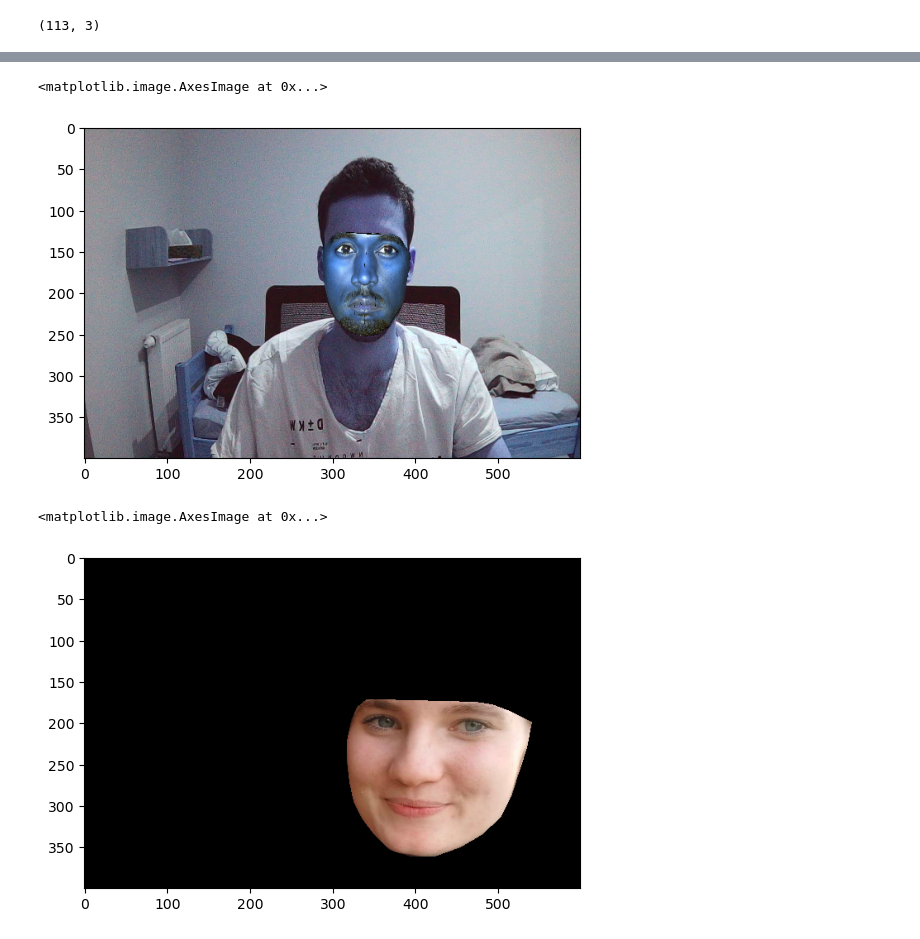
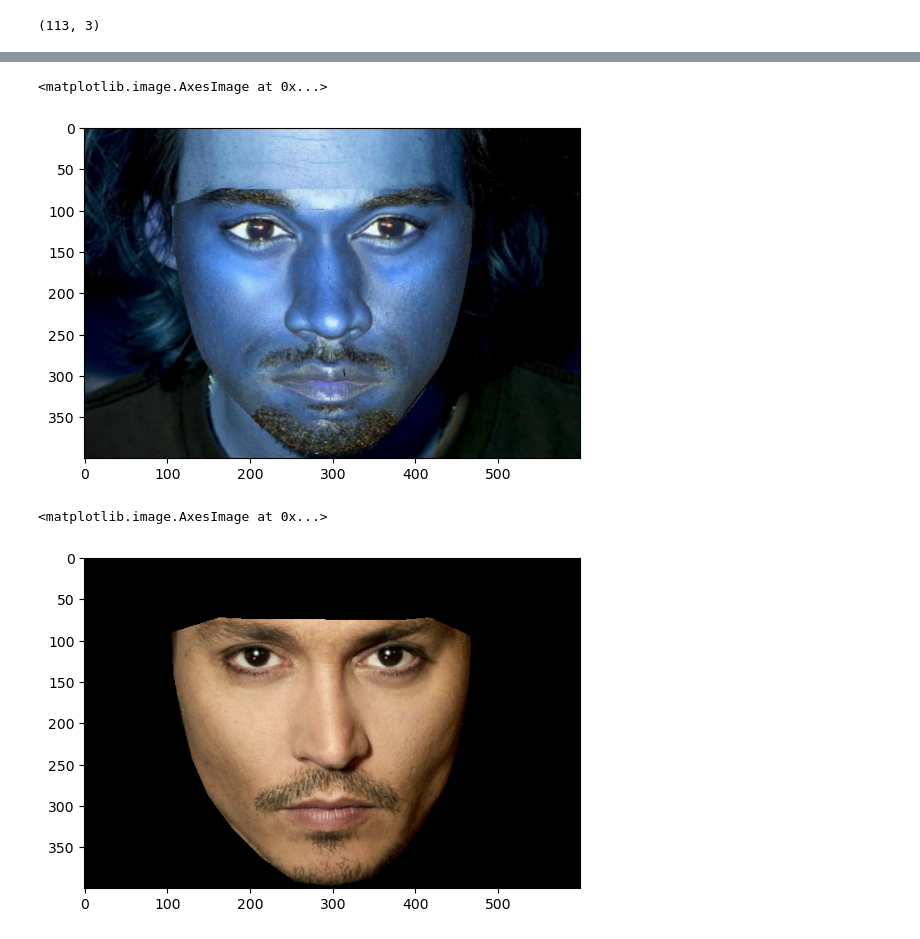
Before and after one commit to Shapke01/facePlay, a Jupyter notebook: capture.ipynb, the cells around one changed output, grey strips where cells are left out. Saved outputs shown, nothing was run; the diff lists cells and outputs as text; code cells hidden in the pictures.

```diff
--- a/capture.ipynb
+++ b/capture.ipynb
@@ -20,10 +20,10 @@ import cv2
 import numpy as np
 import matplotlib.pyplot as plt
 # %%
-babka = cv2.imread('kanye.jpg')
+babka = cv2.imread('images/kanye.jpg')
 babka = cv2.resize(babka, (600,400))
 vertices = np.array([(230, 223), (227, 203), (261, 192)], dtype=np.float32)
-ja = cv2.imread('ja.jpg')
+ja = cv2.imread('images/depp.jpg')
 ja = cv2.resize(ja, (600,400))
 new_vertices = np.array([(289, 180), (288, 164), (311, 151)], dtype=np.float32)
 # %%
@@ -89,7 +67,7 @@ x = h.swapAll(babka, ja, src_coords, dest_coords)
 plt.imshow(x)
 # %% [output]
 <matplotlib.image.AxesImage at 0x...>
-[figure, old version]
+[figure, new version]
 # %%
 # cap = cv2.VideoCapture(0)
 
@@ -210,29 +189,28 @@ class Face:
 
         self.trans_tris_image_parts = parts
         self.trans_masks = masks
-# %%
-x = np.array(Image.open('ja.jpg'))
-stachu = Face(x, INDICES, detector, predictor)
-# %%
-x = np.array(Image.open('Zuzka.jpg'))
-zuzka = Face(x, INDICES, detector, predictor)
+# %%
+depp = np.array(Image.open('images/depp.jpg'))
+depp = Face(depp)
+kanye = np.array(Image.open('images/kanye.jpg'))
+kanye = Face(kanye)
 # %%
 def put_face_on_image(face: Face, image):
     trans_parts = face.trans_tris_image_parts
     trans_bboxes = face.trans_tris_bboxes
     trans_masks = face.trans_masks
 
     for part, bbox, mask in zip(trans_parts, trans_bboxes, trans_masks):
         x, y, w, h = bbox
         image[y:y+h, x:x+w][mask != 0] = part[mask != 0]
 
     return image
 
-img = put_face_on_image(zuzka, np.zeros((400, 600, 3), dtype=np.uint8))
+img = put_face_on_image(depp, np.zeros((400, 600, 3), dtype=np.uint8))
 plt.imshow(img)
 # %% [output]
 <matplotlib.image.AxesImage at 0x...>
-[figure, old version]
+[figure, new version]
 # %%
 def _check_faces(faces):
     if faces.__class__.__name__ != 'list':
```
Also changed, not shown: parts of 7 cells of this notebook, 1 other file.
